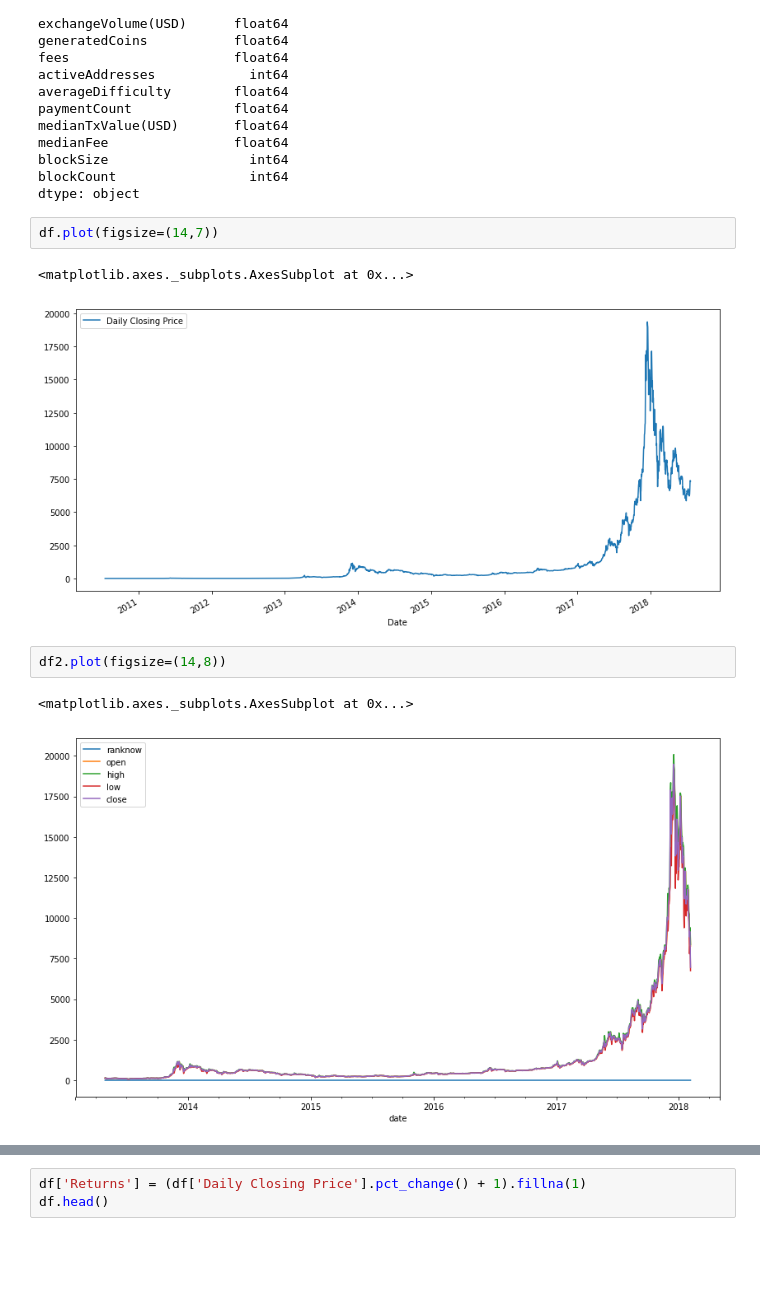
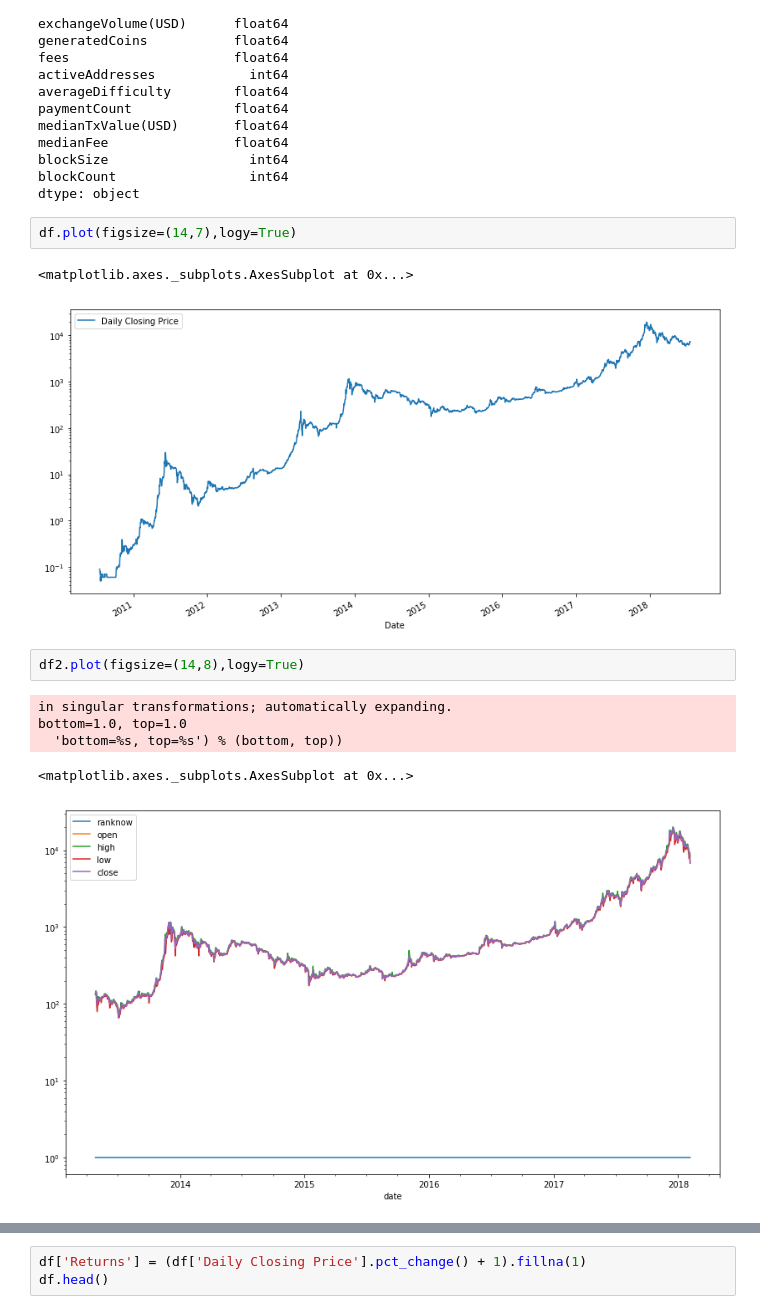
Before and after one commit to sunny2309/projects, a Jupyter notebook: bitcoin_analysis/bitcoin_analysis.ipynb, the cells around one changed output, grey strips where cells are left out. Drawn from its saved outputs; the diff is of its cells as text; blank space fills up the shorter version.

```diff
--- a/bitcoin_analysis/bitcoin_analysis.ipynb
+++ b/bitcoin_analysis/bitcoin_analysis.ipynb
@@ -67,13 +68,16 @@ blockSize                  int64
 blockCount                 int64
 dtype: object
 # %%
-df.plot(figsize=(14,7))
+df.plot(figsize=(14,7),logy=True)
 # %% [output]
 <matplotlib.axes._subplots.AxesSubplot at 0x...>
-[figure, old version]
+[figure, new version]
 # %%
-df2.plot(figsize=(14,8))
+df2.plot(figsize=(14,8),logy=True)
 # %% [output]
-<matplotlib.axes._subplots.AxesSubplot at 0x...>
+in singular transformations; automatically expanding.
+bottom=1.0, top=1.0
+  'bottom=%s, top=%s') % (bottom, top))
+<matplotlib.axes._subplots.AxesSubplot at 0x...>
-[figure, old version]
+[figure, new version]
 # %%
```
Also changed, not shown: parts of 26 cells of this notebook.
